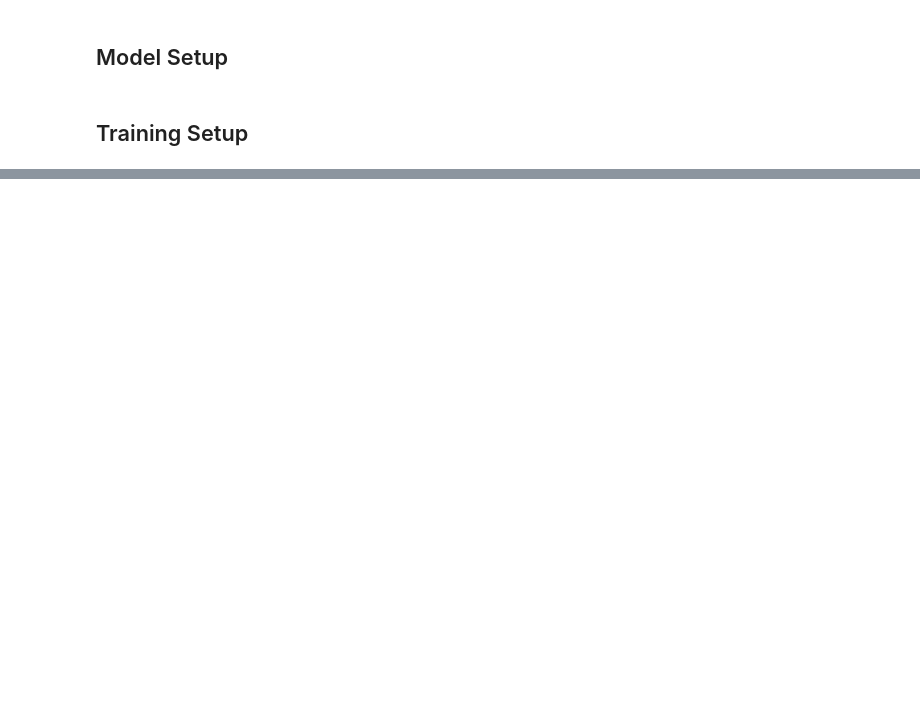
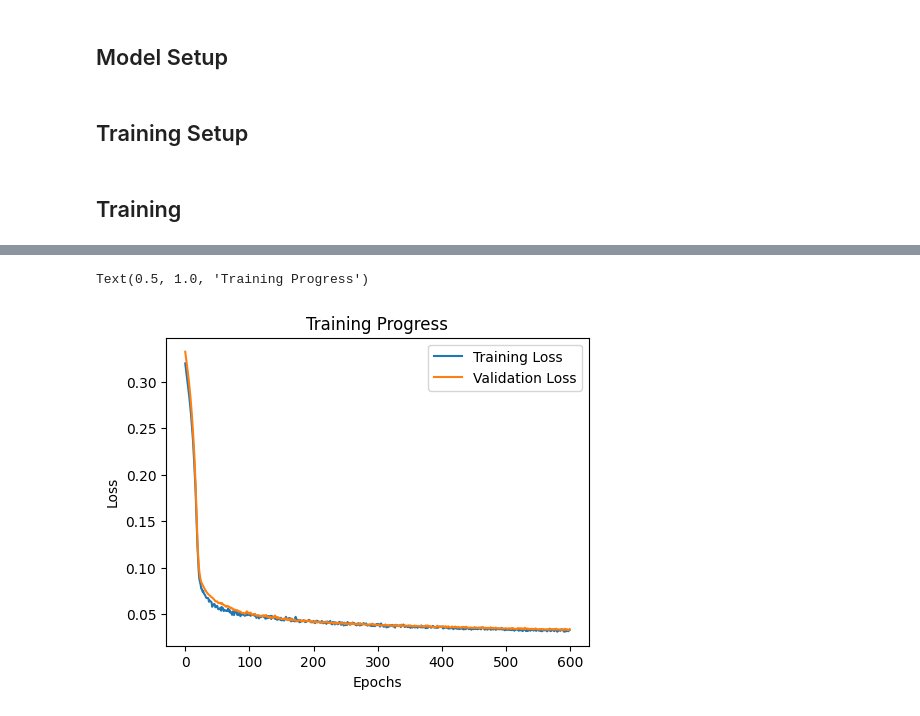
Before and after one commit to samrauh/dlss-project, a Jupyter notebook: model/multimodal_newtwork.ipynb, the cells around one changed output, grey strips where cells are left out. Saved outputs shown, nothing was run; the diff lists cells and outputs as text; code cells hidden in the pictures; blank space fills up the shorter version.

```diff
--- a/model/multimodal_newtwork.ipynb
+++ b/model/multimodal_newtwork.ipynb
@@ -358,0 +537,50 @@ class MultiModalGNNModel(nn.Module):
+# %% [markdown]
+## Training
+# %%
+device = torch.device('cuda' if torch.cuda.is_available() else 'cpu')
+
+def move_data_dict_to_device(data_dict, device):
+    moved = {}
+    for k, v in data_dict.items():
+        if hasattr(v, 'to'):
+            moved[k] = v.to(device)
+        else:
+            moved[k] = v
+    return moved
+
+train_set = [move_data_dict_to_device(d, device) for d in train_set]
+val_set = [move_data_dict_to_device(d, device) for d in val_set]
+test_set = [move_data_dict_to_device(d, device) for d in test_set]
+
+train_loader = DataLoader(train_set, batch_size=1, shuffle=True)
+val_loader = DataLoader(val_set, batch_size=1, shuffle=False)
+test_loader = DataLoader(test_set, batch_size=1, shuffle=False)
+# %%
+gan_model = MultiModalGNNModel(
+    input_dims=network_dimesions)
+
+gan_model = gan_model.to(device)
+
+# criterion for regression task
+criterion = nn.L1Loss()
+
+# Fix 7: Better optimizer settings for this problem
+optimizer = optim.Adam(gan_model.parameters(), lr=0.00001, weight_decay=0.0001)  # Lower LR and weight decay
+
+# Initialize early stopping
+early_stopper = EarlyStopping(patience=50, min_delta=0.0001, path='model_checkpoints/gan_checkpoint.pt')
+
+# Train the model
+epochs = 600
+train_losses_gan, val_losses_gan = train_gnn(epochs, gan_model, optimizer, criterion, train_loader, val_loader, early_stopper)
+
+# Plot results
+plt.figure(figsize=(12, 4))
+plt.subplot(1, 2, 1)
+plt.plot(train_losses_gan, label='Training Loss')
+plt.plot(val_losses_gan, label='Validation Loss')
+plt.xlabel('Epochs')
+plt.ylabel('Loss')
+plt.legend()
+plt.title('Training Progress')
+# %% [output]
@@ -358,0 +604,2 @@ class MultiModalGNNModel(nn.Module):
+Text(0.5, 1.0, 'Training Progress')
+[figure, added]
```
Also changed, not shown: parts of 14 cells of this notebook.
